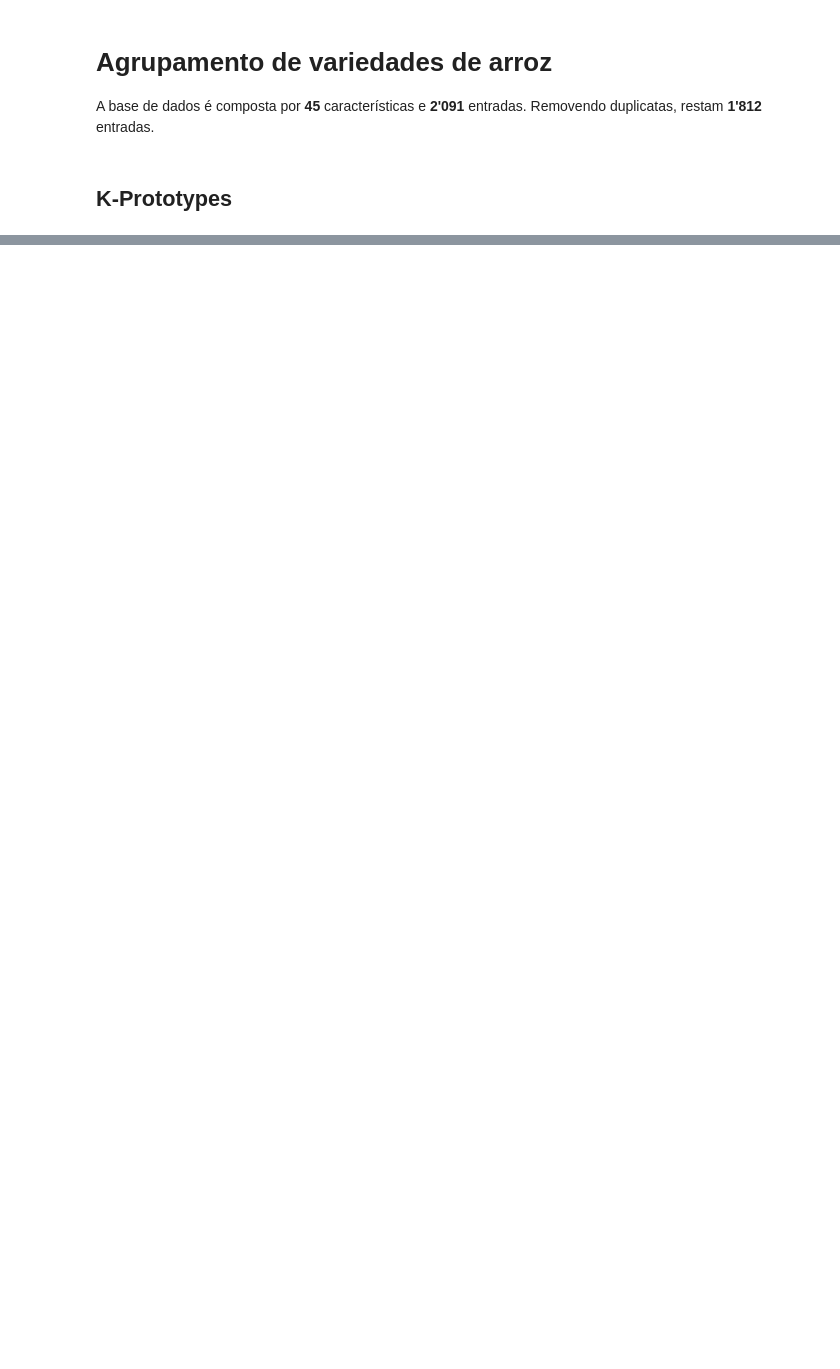
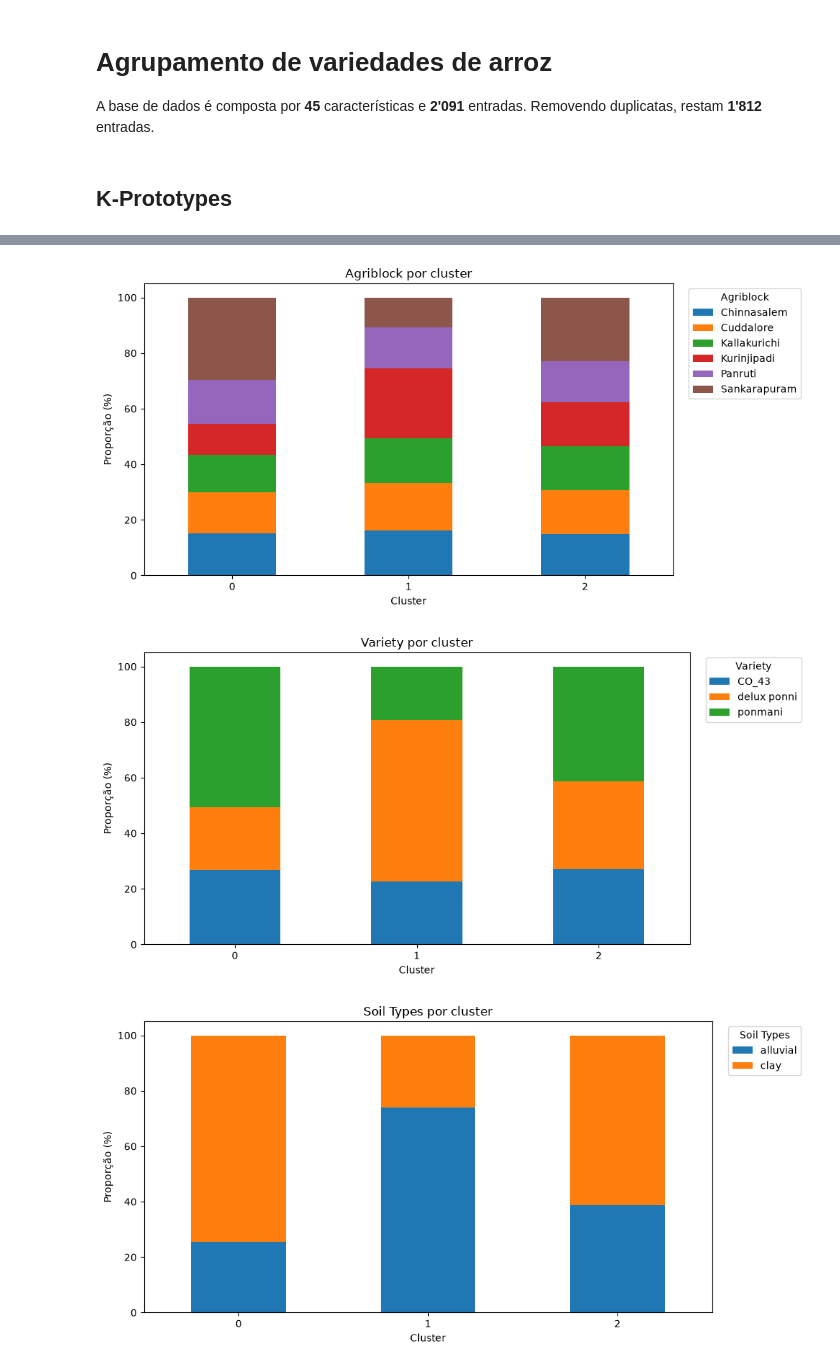
Before and after one commit to gabdumal/data_mining, a Jupyter notebook: assignment_3/main.ipynb, the cells around one changed output, grey strips where cells are left out. Drawn from its saved outputs; the diff is of its cells as text; code cells hidden in the pictures; blank space fills up the shorter version.

```diff
--- a/assignment_3/main.ipynb
+++ b/assignment_3/main.ipynb
@@ -148,0 +171,20 @@ plt.show()
+# %%
+plot_cluster_as_pillar_graph(
+    data_frame=clustered_df_by_kp, categorical_column="agriblock"
+)
+
+plot_cluster_as_pillar_graph(
+    data_frame=clustered_df_by_kp, categorical_column="variety"
+)
+
+plot_cluster_as_pillar_graph(
+    data_frame=clustered_df_by_kp, categorical_column="soil_type"
+)
+
+plot_cluster_as_pillar_graph(
+    data_frame=clustered_df_by_kp, categorical_column="nursery"
+)
+# %% [output]
+[figure, added]
+[figure, added]
+[figure, added]
```
Also changed, not shown: parts of 10 cells of this notebook, 2 other files.
